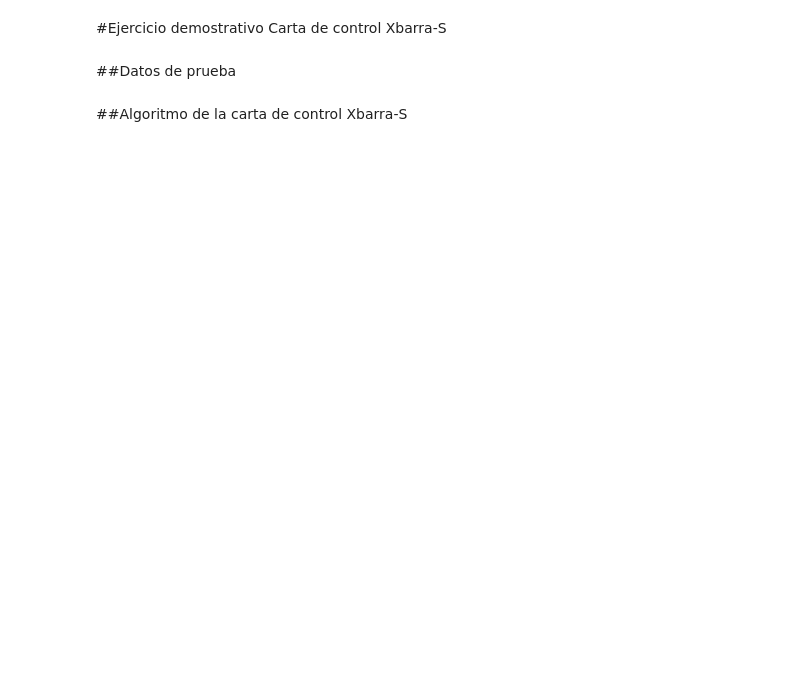
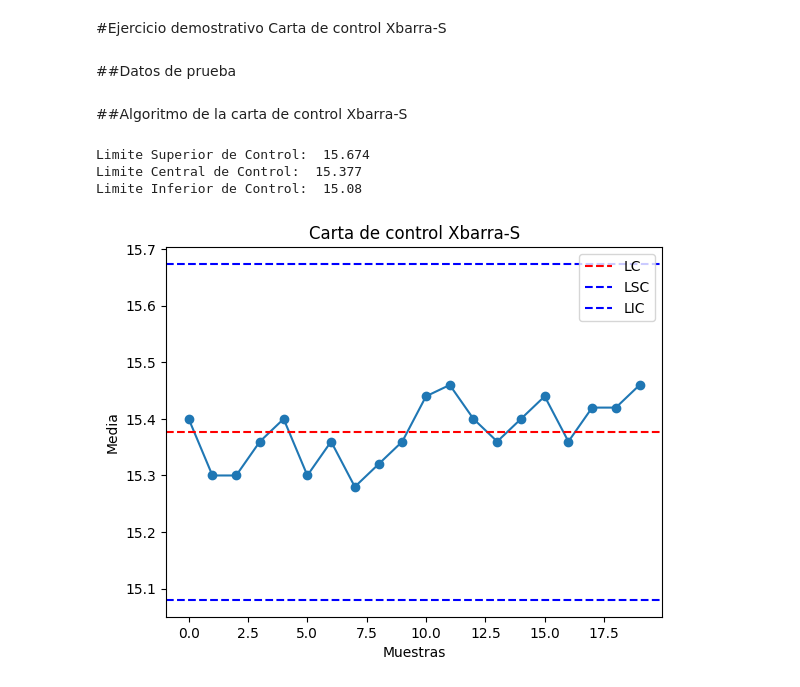
Before and after one commit to datawithjulianuribe/Libro_Programando_CEP, a Jupyter notebook: Cap4_Carta_X_S.ipynb, the cells around one changed output. Cells and saved outputs as stored; diff of their text form; code cells hidden in the pictures; blank space fills up the shorter version.

```diff
--- a/Cap4_Carta_X_S.ipynb
+++ b/Cap4_Carta_X_S.ipynb
@@ -34,29 +35,35 @@ datos = np.array([
 # %%
 #Importe de la librería Numpy para el manejo de datos.
 #Importe de la librería Matplotlib para la construcción del gráfico de control.
 import numpy as np
 import matplotlib.pyplot as plt
 
 #Calcular la media y desviación estándar de cada muestra.
 xbar = np.mean(datos, axis=1)
 s = np.std(datos, axis=1, ddof=1)
 
 #Calcular los límites de control de X-bar
-A3 = 1.427 # Factor de corrección cuando n = 5, se debe cambiar cuando n cambie.
-LSC = np.mean(xbar) + A3*np.mean(s)
-LIC = np.mean(xbar) - A3*np.mean(s)
+A3 = 1.427 #Factor de corrección cuando n = 5, se debe cambiar cuando n cambie.
+LSC = round(np.mean(xbar) + (A3*np.mean(s)), 3)
+LIC = round(np.mean(xbar) - (A3*np.mean(s)), 3)
 
 #Presentar los resultados de los lîmites de control.
 print('Limite Superior de Control: ', LSC)
 print('Limite Central de Control: ', np.mean(xbar))
 print('Limite Inferior de Control: ', LIC)
 
-#Crear la carta de control Xbarra-S para los datos con los límites calculados con la librería Matplotlib.
+#Crear la carta de control Xbarra-S para los datos con los límites
+#calculados con la librería Matplotlib.
 fig, ax = plt.subplots()
 plt.plot(xbar, 'o-')
 plt.axhline(y=np.mean(xbar), color='r', linestyle='--', label='LC')
 plt.axhline(y=LSC, color='b', linestyle='--', label='LSC')
 plt.axhline(y=LIC, color='b', linestyle='--', label='LIC')
 ax.set(title='Carta de control Xbarra-S', xlabel='Muestras', ylabel='Media')
 ax.legend()
 plt.show()
+# %% [output]
+Limite Superior de Control:  15.674
+Limite Central de Control:  15.377
+Limite Inferior de Control:  15.08
+[figure, added]
```
Also changed, not shown: parts of 1 cell of this notebook, 3 other files.
